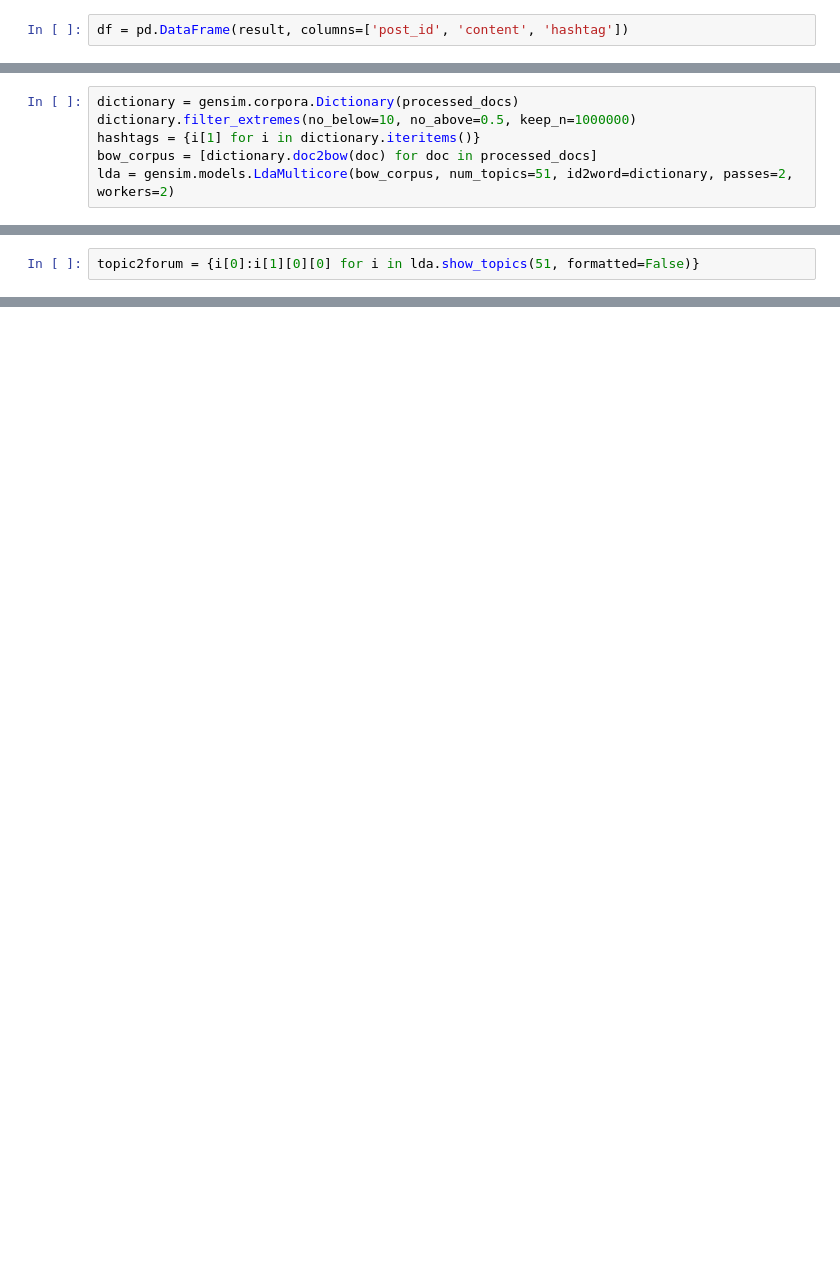
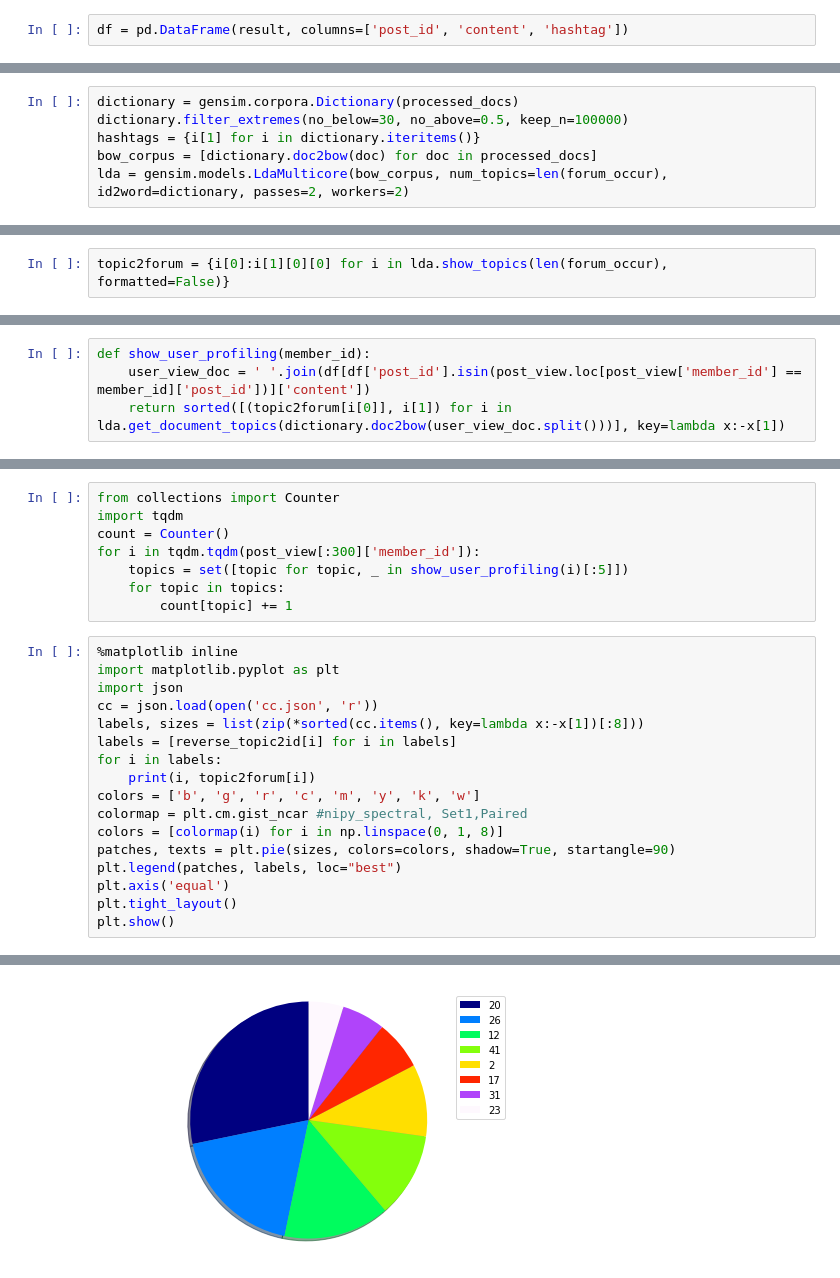
Before and after one commit to david30907d/hackthon, a Jupyter notebook: LDA.ipynb, the cells around one changed output, grey strips where cells are left out. Cells and saved outputs as stored; diff of their text form; blank space fills up the shorter version.

```diff
--- a/LDA.ipynb
+++ b/LDA.ipynb
@@ -100,6 +123,6 @@ Name: hashtag, Length: 30108, dtype: object
 # %%
 dictionary = gensim.corpora.Dictionary(processed_docs)
-dictionary.filter_extremes(no_below=10, no_above=0.5, keep_n=1000000)
+dictionary.filter_extremes(no_below=30, no_above=0.5, keep_n=100000)
 hashtags = {i[1] for i in dictionary.iteritems()}
 bow_corpus = [dictionary.doc2bow(doc) for doc in processed_docs]
-lda = gensim.models.LdaMulticore(bow_corpus, num_topics=51, id2word=dictionary, passes=2, workers=2)
+lda = gensim.models.LdaMulticore(bow_corpus, num_topics=len(forum_occur), id2word=dictionary, passes=2, workers=2)
@@ -106,2 +149,2 @@ lda = gensim.models.LdaMulticore(bow_corpus, num_topics=51, id2word=dictionary,
 # %%
-topic2forum = {i[0]:i[1][0][0] for i in lda.show_topics(51, formatted=False)}
+topic2forum = {i[0]:i[1][0][0] for i in lda.show_topics(len(forum_occur), formatted=False)}
@@ -788,0 +253,4 @@ r = requests.get('http://140.120.13.250:6006/fastcnn', params={'img_url':'https:
+# %%
+def show_user_profiling(member_id):
+    user_view_doc = ' '.join(df[df['post_id'].isin(post_view.loc[post_view['member_id'] == member_id]['post_id'])]['content'])
+    return sorted([(topic2forum[i[0]], i[1]) for i in lda.get_document_topics(dictionary.doc2bow(user_view_doc.split()))], key=lambda x:-x[1])
@@ -788,0 +276,26 @@ r = requests.get('http://140.120.13.250:6006/fastcnn', params={'img_url':'https:
+# %%
+from collections import Counter
+import tqdm
+count = Counter()
+for i in tqdm.tqdm(post_view[:300]['member_id']):
+    topics = set([topic for topic, _ in show_user_profiling(i)[:5]])
+    for topic in topics:
+        count[topic] += 1
+# %%
+%matplotlib inline
+import matplotlib.pyplot as plt
+import json
+cc = json.load(open('cc.json', 'r'))
+labels, sizes = list(zip(*sorted(cc.items(), key=lambda x:-x[1])[:8]))
+labels = [reverse_topic2id[i] for i in labels]
+for i in labels:
+    print(i, topic2forum[i])
+colors = ['b', 'g', 'r', 'c', 'm', 'y', 'k', 'w']
+colormap = plt.cm.gist_ncar #nipy_spectral, Set1,Paired
+colors = [colormap(i) for i in np.linspace(0, 1, 8)]
+patches, texts = plt.pie(sizes, colors=colors, shadow=True, startangle=90)
+plt.legend(patches, labels, loc="best")
+plt.axis('equal')
+plt.tight_layout()
+plt.show()
+# %% [output]
@@ -788,0 +311 @@ r = requests.get('http://140.120.13.250:6006/fastcnn', params={'img_url':'https:
+[figure, added]
```
Also changed, not shown: parts of 41 cells of this notebook.
